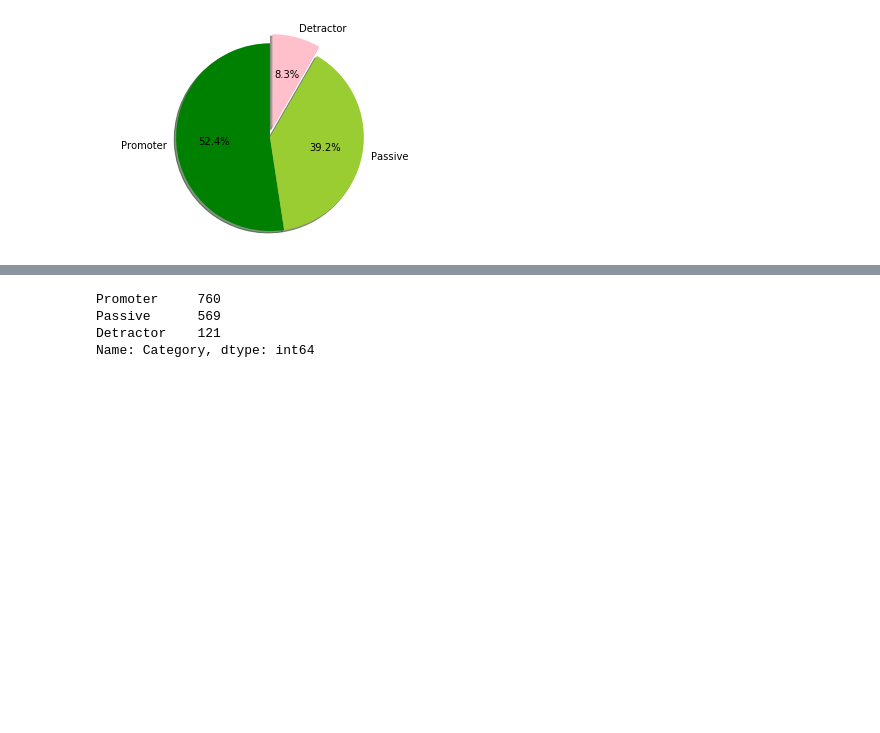
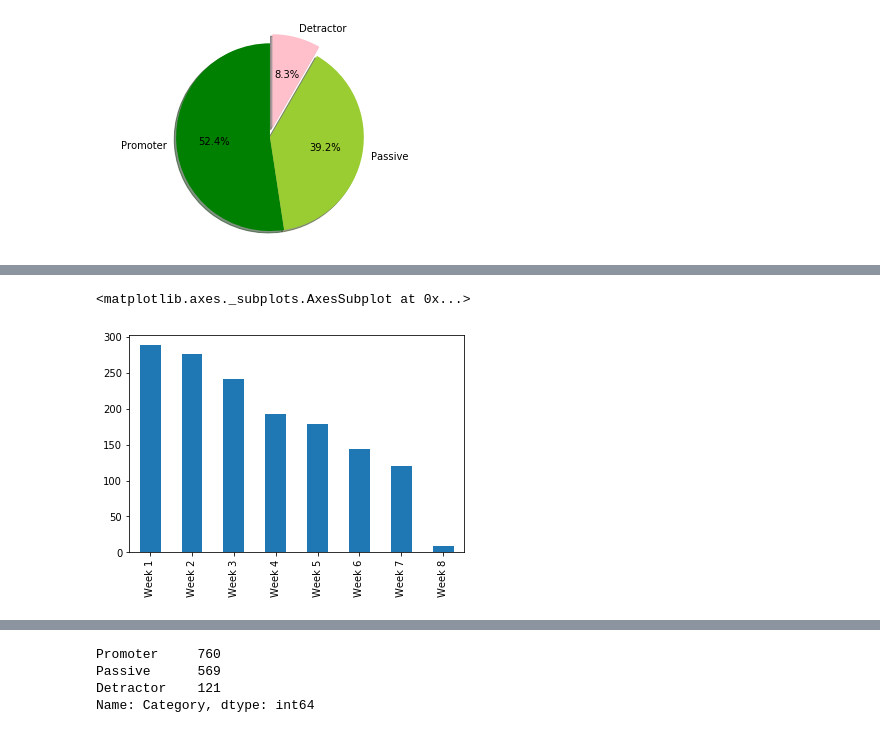
Before and after one commit to SamirIngley/DS1.1-Data-Analysis, a Jupyter notebook: Notebooks/Midterm _NPS.ipynb, the cells around one changed output, grey strips where cells are left out. Cells and saved outputs as stored; diff of their text form; code cells hidden in the pictures; blank space fills up the shorter version.

```diff
--- a/Notebooks/Midterm _NPS.ipynb
+++ b/Notebooks/Midterm _NPS.ipynb
@@ -143,0 +224,7 @@ plt.axis('equal')
+# %%
+# It's important to acknowledge the steep decline in available data over time
+
+df['Week'].value_counts().plot(kind='bar')
+# %% [output]
+<matplotlib.axes._subplots.AxesSubplot at 0x...>
+[figure, added]
```
Also changed, not shown: parts of 61 cells of this notebook.
